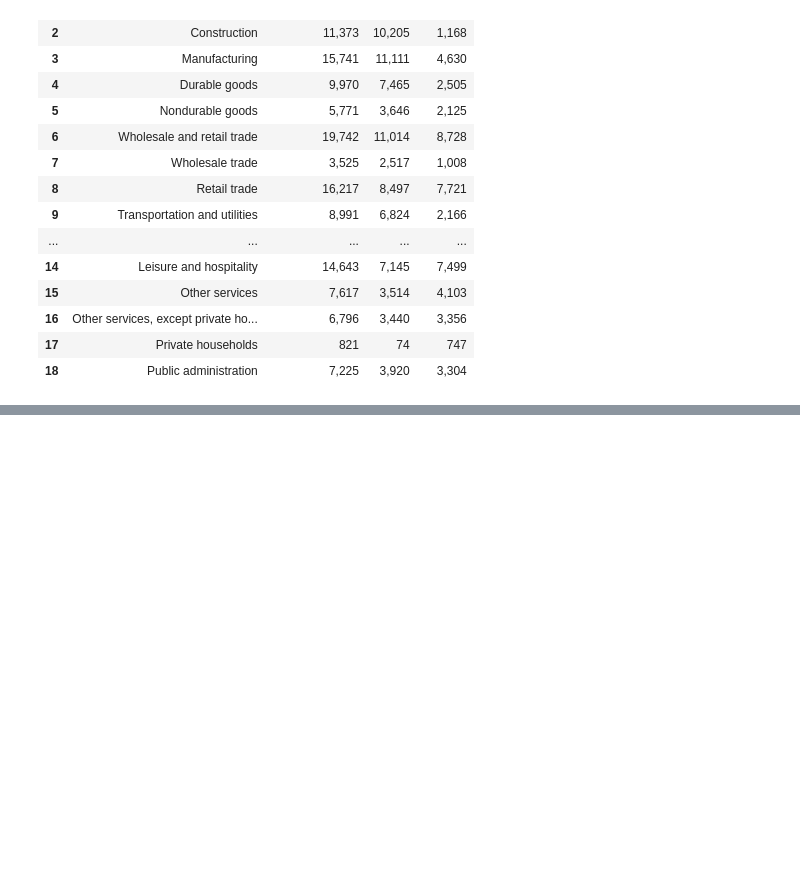
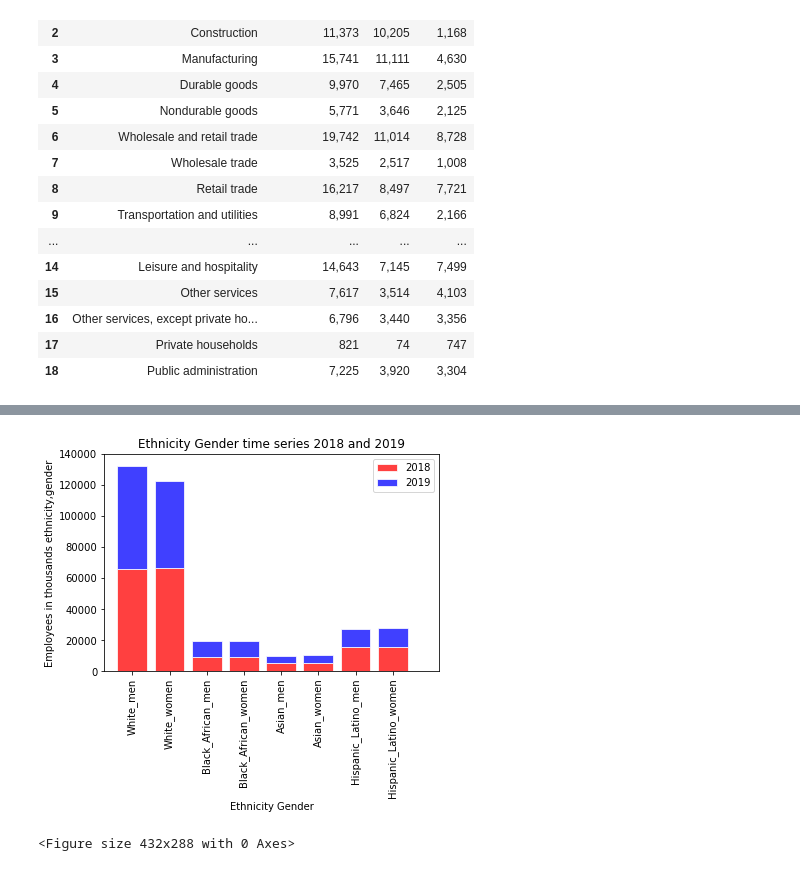
Before and after one commit to chinnamanaidu/project_rutgers, a Jupyter notebook: Project_bls/bls_starter.ipynb, the cells around one changed output, grey strips where cells are left out. Cells and saved outputs as stored; diff of their text form; code cells hidden in the pictures; blank space fills up the shorter version.

```diff
--- a/Project_bls/bls_starter.ipynb
+++ b/Project_bls/bls_starter.ipynb
@@ -366 +385,60 @@ plt.tight_layout()
 <Figure size 432x288 with 0 Axes>
+# %%
+
+ind_genethnicity_metadata
+genethnicity_type = ind_genethnicity_metadata["Ethnicity_Gender"].astype('string')
+n=len(genethnicity_type)
+ind_genethnicity_metadata['2018']=ind_genethnicity_metadata["2018"].astype('string')
+ind_genethnicity_metadata['2019']=ind_genethnicity_metadata['2019'].astype('string')
+
+
+ind_genethnicity_metadata['2018']=ind_genethnicity_metadata['2018'].str.replace(',','')
+ind_genethnicity_metadata['2019']=ind_genethnicity_metadata['2019'].str.replace(',','')
+
+
+
+ind_genethnicity_metadata['2018']=ind_genethnicity_metadata["2018"].astype('float')
+ind_genethnicity_metadata['2019']=ind_genethnicity_metadata['2019'].astype('float')
+
+
+
+
+tick_locations = []
+x_axis = np.arange(0, len(genethnicity_type))
+y2018_occ = []
+y2019_occ = []
+
+for x in x_axis:
+    y2018_occ.append(ind_genethnicity_metadata['2018'][x])
+    y2019_occ.append(ind_genethnicity_metadata['2019'][x])
+
+
+plt.title("Ethnicity Gender time series 2018 and 2019")
+plt.xlabel("Ethnicity Gender")
+plt.ylabel("Employees in thousands ethnicity,gender")
+total_emp = ind_ethnicity_metadata["White"].astype('float') +10
+plt.xlim(-0.75, len(genethnicity_type)+.25)
+#plt.ylim(0, max(total_emp) )
+#plt.xlim(-0.75, len(gyms)-.25)
+#plt.ylim(0, 30000)
+#plt.ylim(0, max(ind_totalemp_metadata['Professional occupations'])+ 100)
+plt.ylim(0, 140000)
+
+clt = []
+clt.append(ind_genethnicity_metadata.columns[1])
+clt.append(ind_genethnicity_metadata.columns[2])
+
+bars = np.add(y2018_occ, y2019_occ).tolist()
+
+p1=plt.bar(x_axis, y2018_occ, facecolor="red", color = "red", edgecolor="white", alpha=0.75, align="center")
+p2=plt.bar(x_axis, y2019_occ, facecolor="blue", color = "blue", bottom=y2018_occ, edgecolor="white", alpha=0.75, align="center")
+
+plt.xticks(range(0, len(genethnicity_type)), genethnicity_type, rotation="vertical")
+#plt.legend(clr,clt, loc="best")
+plt.legend((p1,p2), clt, loc='upper right', bbox_to_anchor=(1,1))
+plt.savefig("industry_total_gender_ethnicity.png")
+plt.show()
+plt.tight_layout()
+# %% [output]
+[figure, added]
+<Figure size 432x288 with 0 Axes>
```
Also changed, not shown: parts of 9 cells of this notebook, 47 other files.
